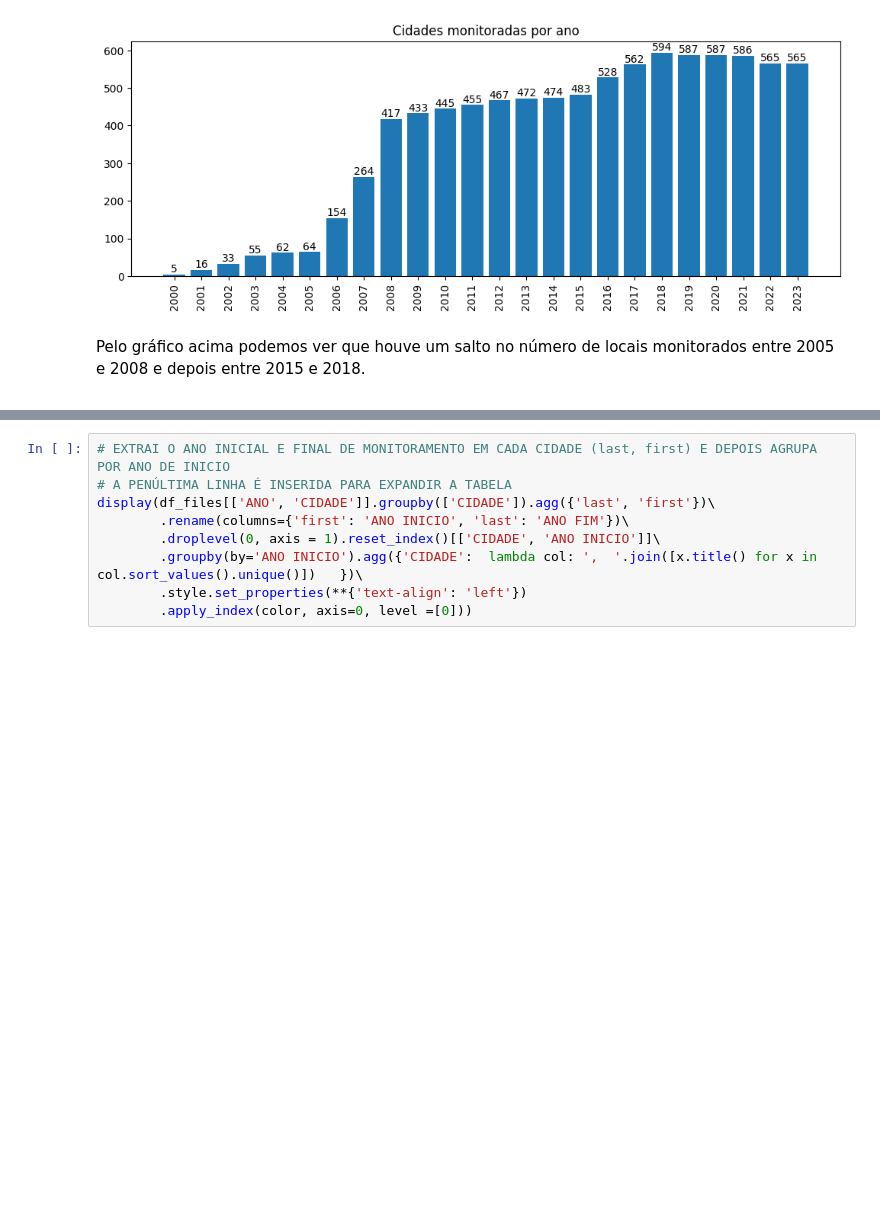
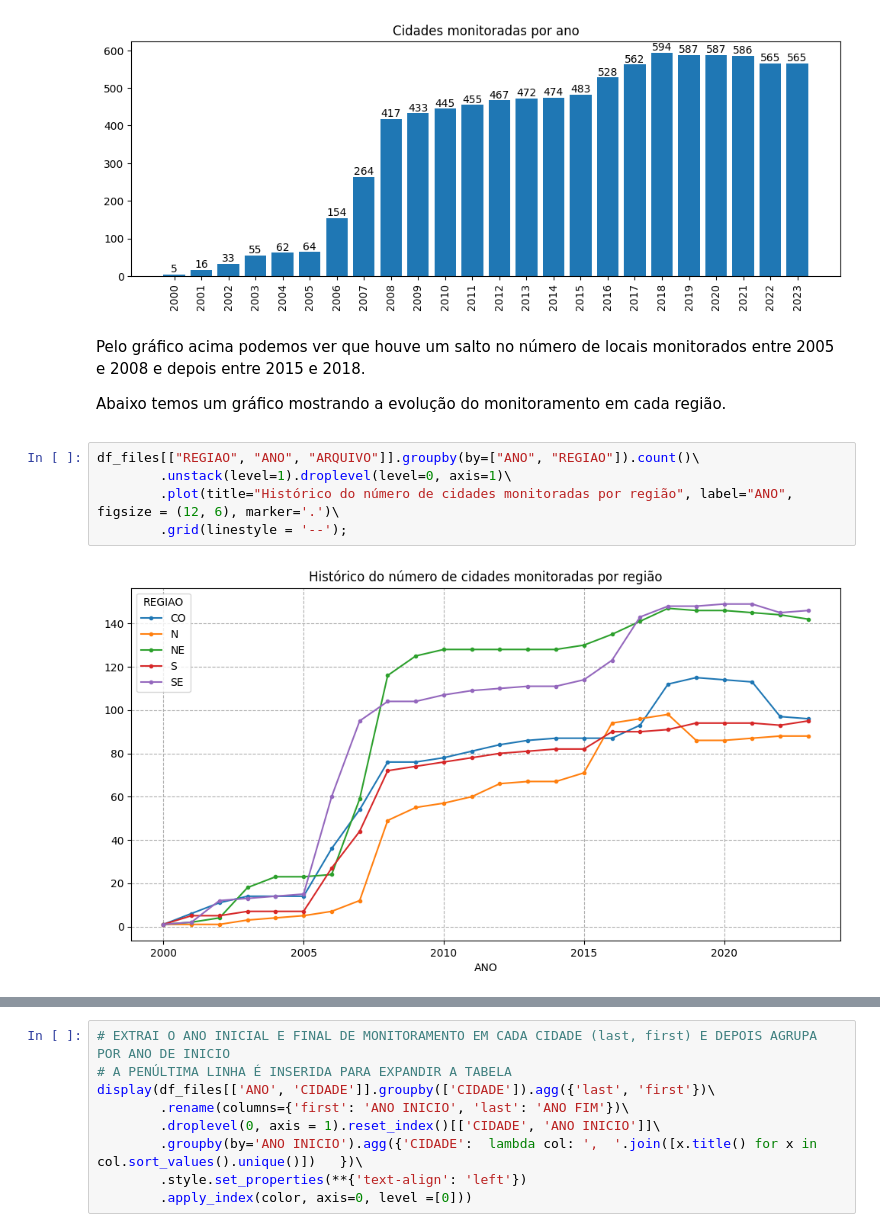
Before and after one commit to nfmmendes/INMET-data-play, a Jupyter notebook: Dados Metereológicos do INMET.ipynb, the cells around one changed output, grey strips where cells are left out. Cells and saved outputs as stored; diff of their text form; blank space fills up the shorter version.

```diff
--- a/Dados Metereológicos do INMET.ipynb
+++ b/Dados Metereológicos do INMET.ipynb
@@ -172,6 +172,14 @@ ax.bar_label(ax.containers[-1]);
 [figure]
 # %% [markdown]
 <p> Pelo gráfico acima podemos ver que houve um salto no número de locais monitorados entre 2005 e 2008 e depois entre 2015 e 2018. <p>
+<p> Abaixo temos um gráfico mostrando a evolução do monitoramento em cada região. </p>
+# %%
+df_files[["REGIAO", "ANO", "ARQUIVO"]].groupby(by=["ANO", "REGIAO"]).count()\
+        .unstack(level=1).droplevel(level=0, axis=1)\
+        .plot(title="Histórico do número de cidades monitoradas por região", label="ANO", figsize = (12, 6), marker='.')\
+        .grid(linestyle = '--');
+# %% [output]
+[figure, added]
 # %%
 ax = df_files[df_files["ANO"] == "2023"][["REGIAO", "ARQUIVO"]]\
                 .groupby(by="REGIAO").count().sort_values(by="ARQUIVO", ascending=False)\
```
Also changed, not shown: parts of 1 cell of this notebook.
